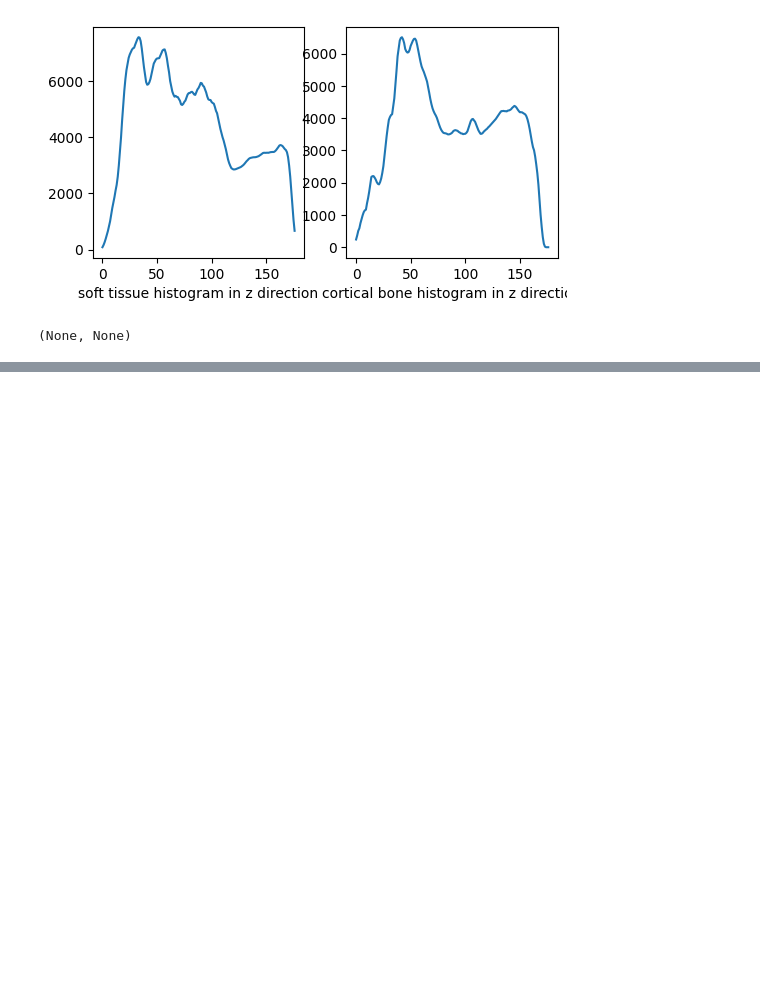
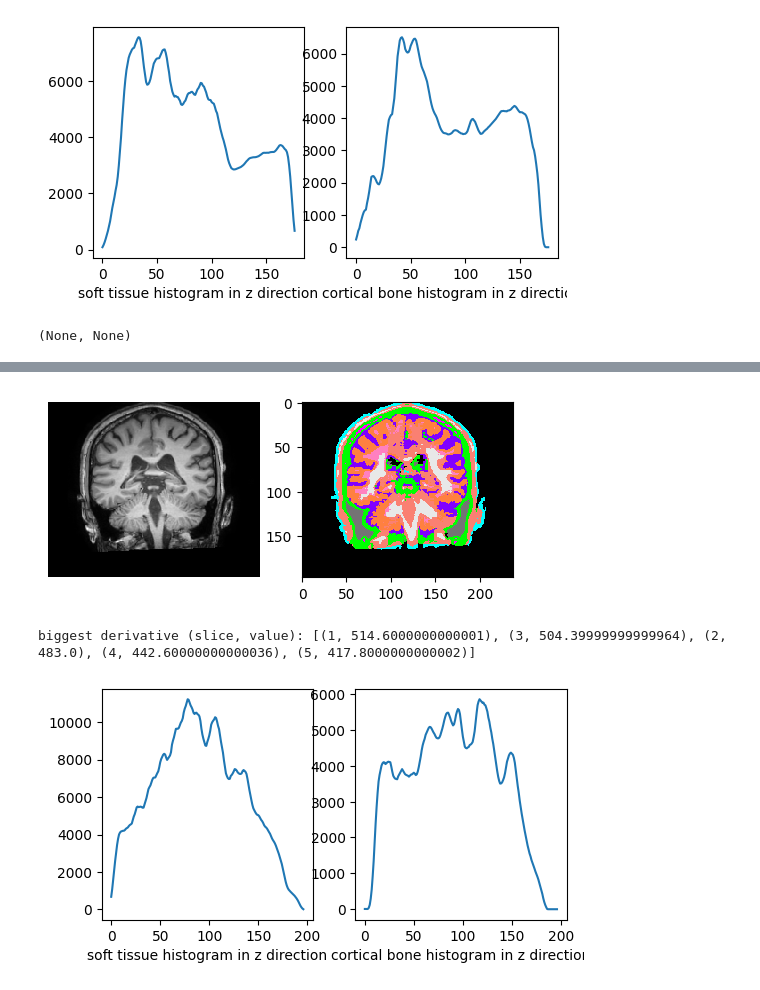
Before and after one commit to taenayat/mri_to_ct, a Jupyter notebook: NeckMaskAnalysis.ipynb, the cells around one changed output, grey strips where cells are left out. Cells and saved outputs as stored; diff of their text form; code cells hidden in the pictures; blank space fills up the shorter version.

```diff
--- a/NeckMaskAnalysis.ipynb
+++ b/NeckMaskAnalysis.ipynb
@@ -88,0 +128,6 @@ biggest derivative (slice, value): [(17, 606.0), (18, 536.0), (19, 517.200000000
+# %%
+do_everything(runned_images[2])
+# %% [output]
+[figure, added]
+biggest derivative (slice, value): [(1, 514.6000000000001), (3, 504.39999999999964), (2, 483.0), (4, 442.60000000000036), (5, 417.8000000000002)]
+[figure, added]
```
Also changed, not shown: parts of 32 cells of this notebook.
